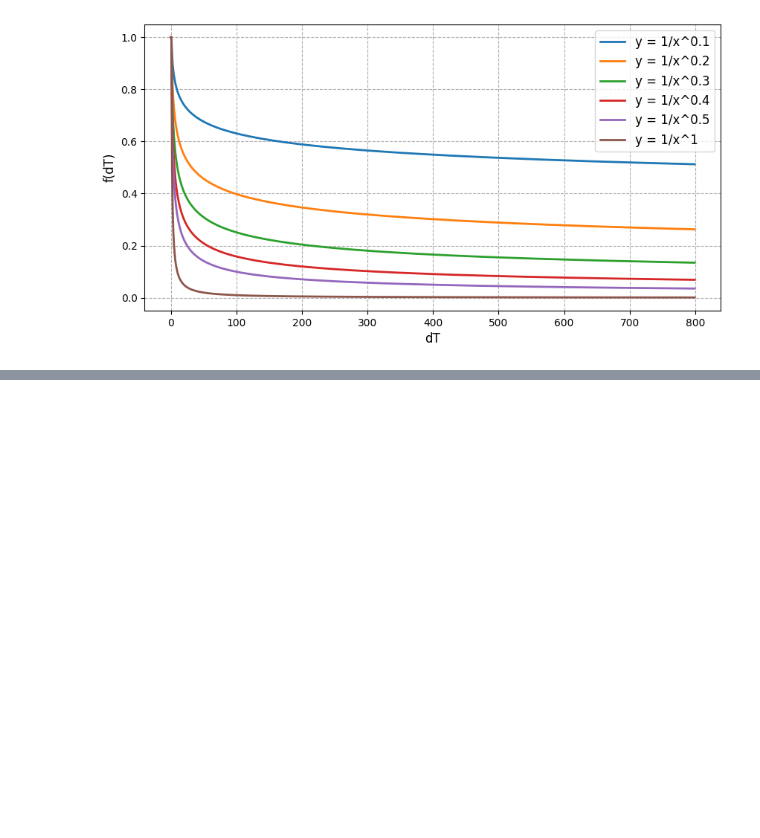
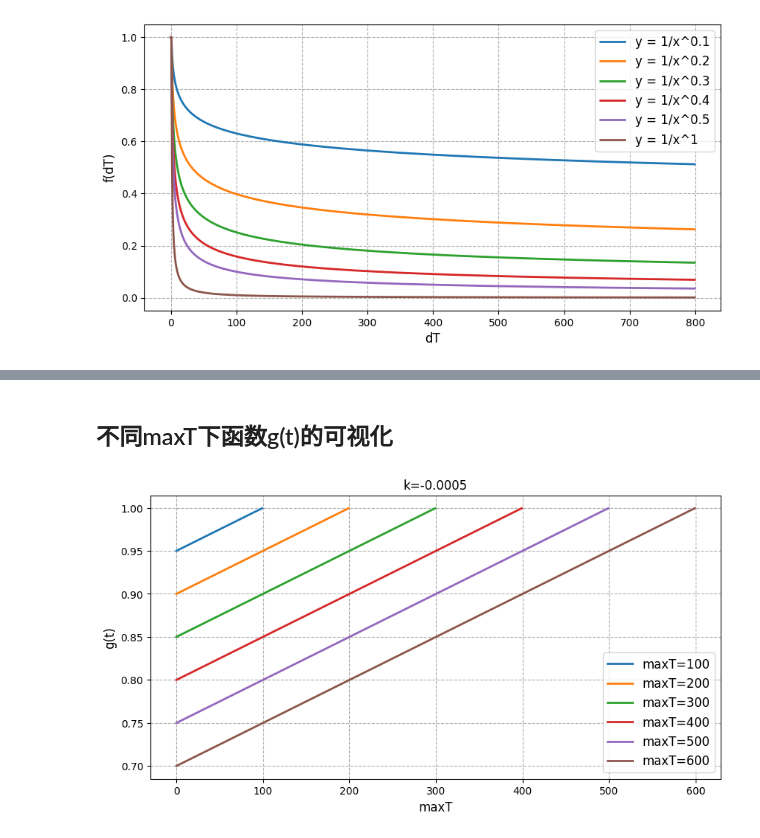
Before and after one commit to JackFlying/DNFNet_release, a Jupyter notebook: tools/visualize/vis_stc.ipynb, the cells around one changed output, grey strips where cells are left out. Cells and saved outputs as stored; diff of their text form; code cells hidden in the pictures; blank space fills up the shorter version.

```diff
--- a/tools/visualize/vis_stc.ipynb
+++ b/tools/visualize/vis_stc.ipynb
@@ -88,0 +94,32 @@ plt.show()
+# %% [markdown]
+## 不同maxT下函数g(t)的可视化
+# %%
+import numpy as np
+import matplotlib.pyplot as plt
+
+plt.rcParams['font.sans-serif'] = ['Arial']  # 如果要显示中文字体,则在此处设为：SimHei
+plt.rcParams['axes.unicode_minus'] = False  # 显示负号
+
+plt.figure(figsize=(10, 5), dpi=100)
+maxT = [100, 200, 300, 400, 500, 600]
+k = -0.0005
+plt.grid(linestyle="--")  # 设置背景网格线为虚线
+for (i, m) in enumerate(maxT):
+    x1, y1 = 0, k * m + 1
+    x2, y2 = m, 1
+    # 计算直线的斜率和截距
+    slope = (y2 - y1) / (x2 - x1)
+    intercept = y1 - slope * x1
+    x_values = [x for x in range(0, m)]
+    y_values = [slope * x + intercept if m * x + b > 0 else 0 for x in x_values]
+    plt.plot(x_values, y_values, label=f'maxT={m}', linewidth=2)
+
+plt.xlabel("maxT", fontsize=12)
+plt.ylabel("g(t)", fontsize=12)
+plt.title("k=-0.0005")
+
+plt.legend(loc=0, prop = {'size':12})
+# plt.savefig('../file/gallery_size.eps', dpi=100, format='eps', bbox_inches='tight', pad_inches=0)
+plt.show()
+# %% [output]
+[figure, added]
```
Also changed, not shown: parts of 2 cells of this notebook, 15 other files.
